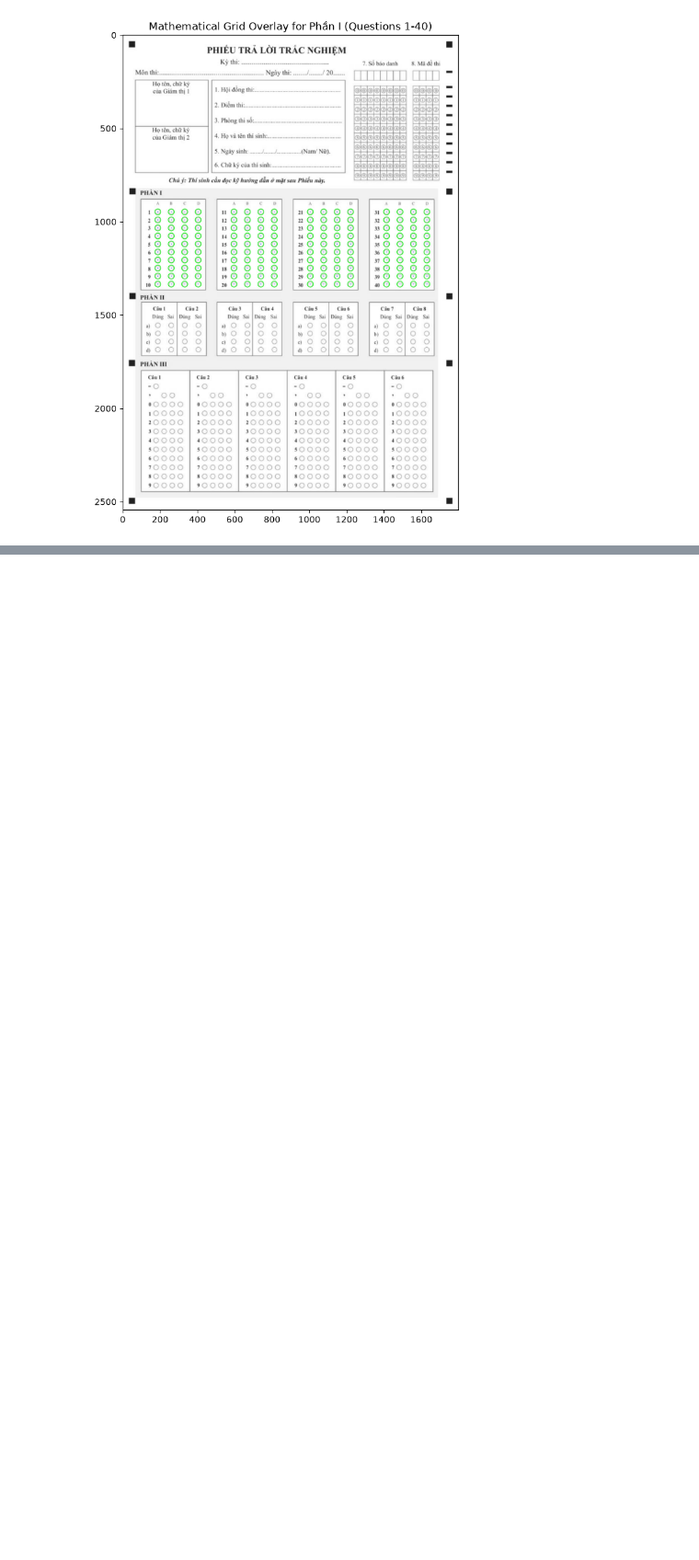
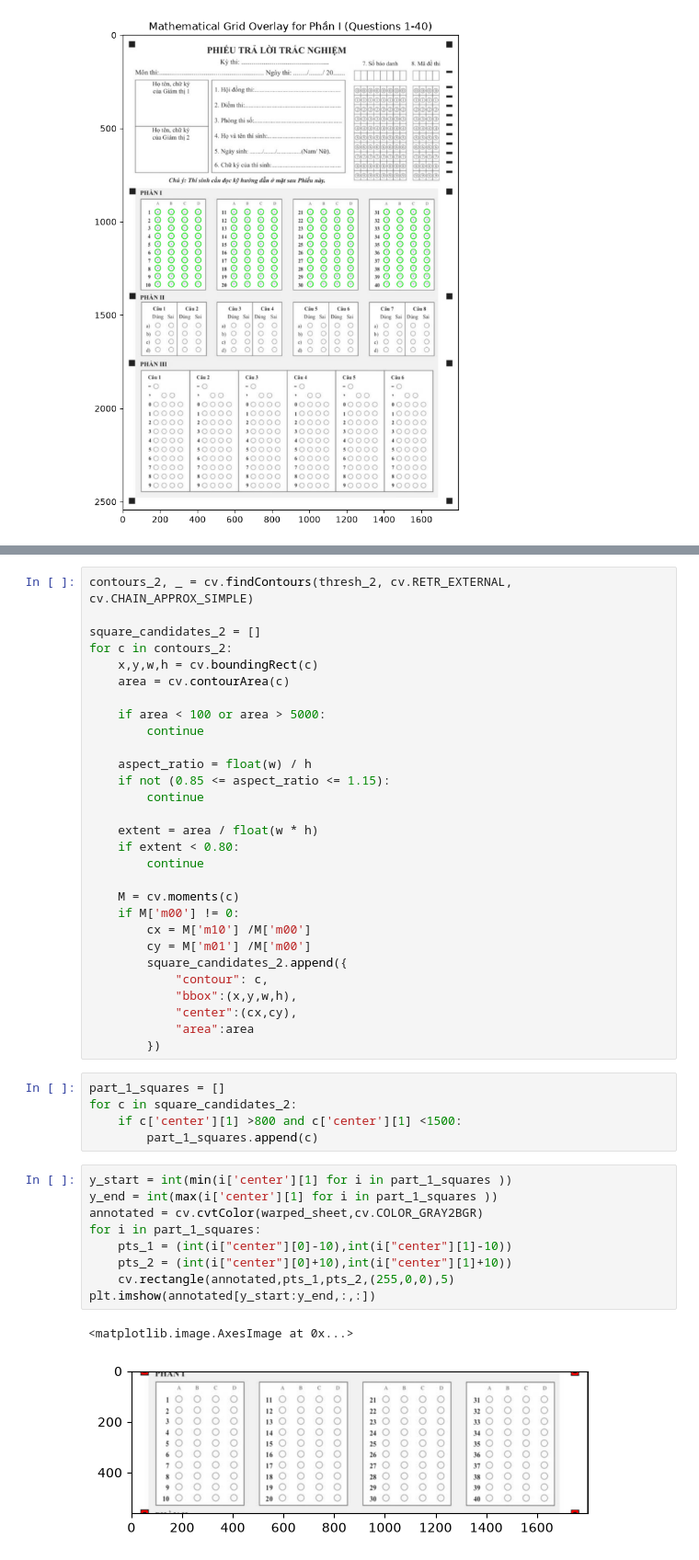
Before and after one commit to khanhdangtvc/OMR, a Jupyter notebook: image_processing.ipynb, the cells around one changed output, grey strips where cells are left out. Shown at 92% size. Saved outputs shown, nothing was run; the diff lists cells and outputs as text; blank space fills up the shorter version.

Commit message:
Part 1 - Done

```diff
--- a/image_processing.ipynb
+++ b/image_processing.ipynb
@@ -190,0 +136,46 @@ bubble_map
+# %%
+contours_2, _ = cv.findContours(thresh_2, cv.RETR_EXTERNAL, cv.CHAIN_APPROX_SIMPLE)
+
+square_candidates_2 = []
+for c in contours_2:
+    x,y,w,h = cv.boundingRect(c)
+    area = cv.contourArea(c)
+
+    if area < 100 or area > 5000:
+        continue
+
+    aspect_ratio = float(w) / h
+    if not (0.85 <= aspect_ratio <= 1.15):
+        continue
+
+    extent = area / float(w * h)
+    if extent < 0.80:
+        continue
+
+    M = cv.moments(c)
+    if M['m00'] != 0:
+        cx = M['m10'] /M['m00']
+        cy = M['m01'] /M['m00']
+        square_candidates_2.append({
+            "contour": c,
+            "bbox":(x,y,w,h),
+            "center":(cx,cy),
+            "area":area
+        })
+# %%
+part_1_squares = []
+for c in square_candidates_2:
+    if c['center'][1] >800 and c['center'][1] <1500:
+        part_1_squares.append(c)
+# %%
+y_start = int(min(i['center'][1] for i in part_1_squares ))
+y_end = int(max(i['center'][1] for i in part_1_squares ))
+annotated = cv.cvtColor(warped_sheet,cv.COLOR_GRAY2BGR)
+for i in part_1_squares:
+    pts_1 = (int(i["center"][0]-10),int(i["center"][1]-10))
+    pts_2 = (int(i["center"][0]+10),int(i["center"][1]+10))
+    cv.rectangle(annotated,pts_1,pts_2,(255,0,0),5)
+plt.imshow(annotated[y_start:y_end,:,:])
+# %% [output]
+<matplotlib.image.AxesImage at 0x...>
+[figure, added]
```
Also changed, not shown: parts of 23 cells of this notebook, 3 other files.
